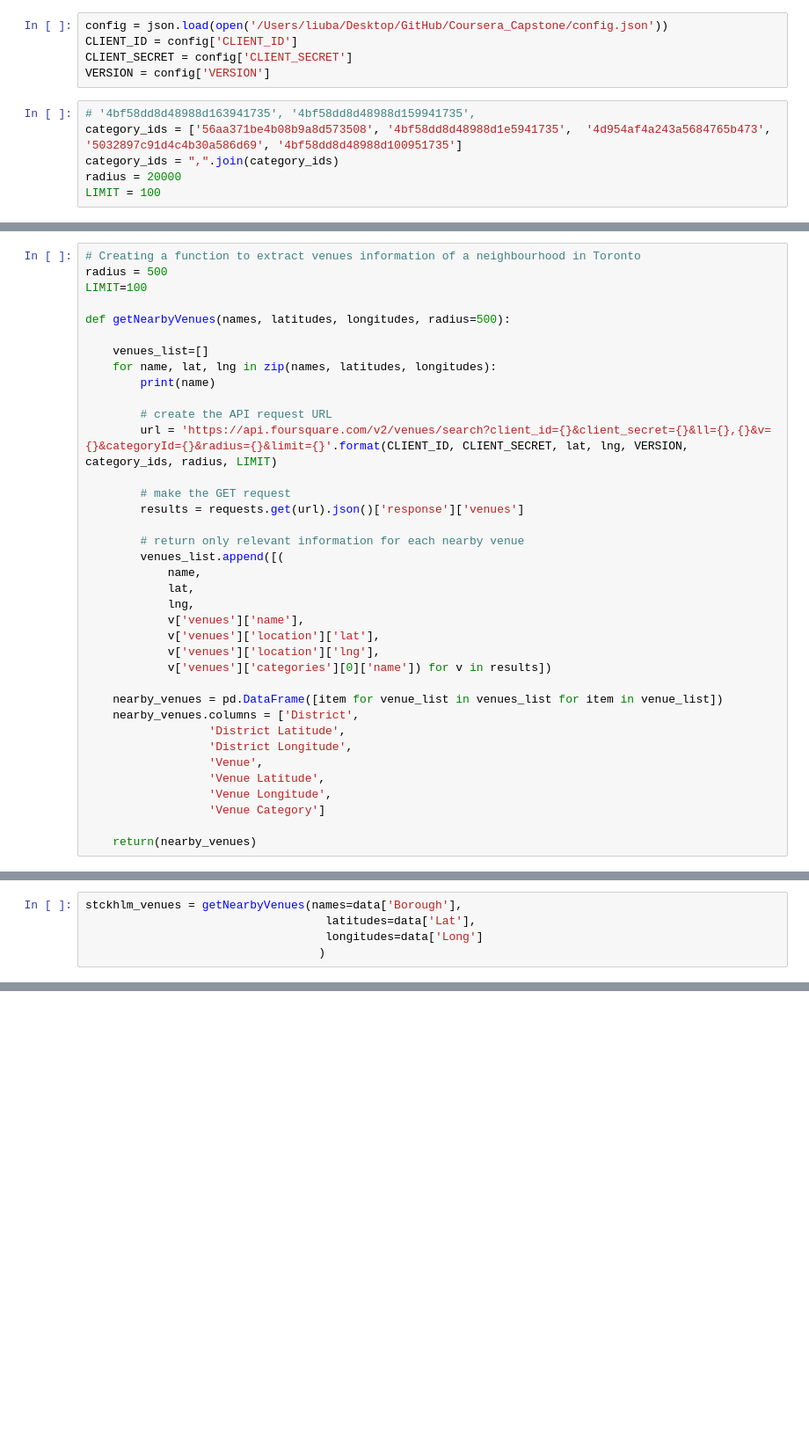
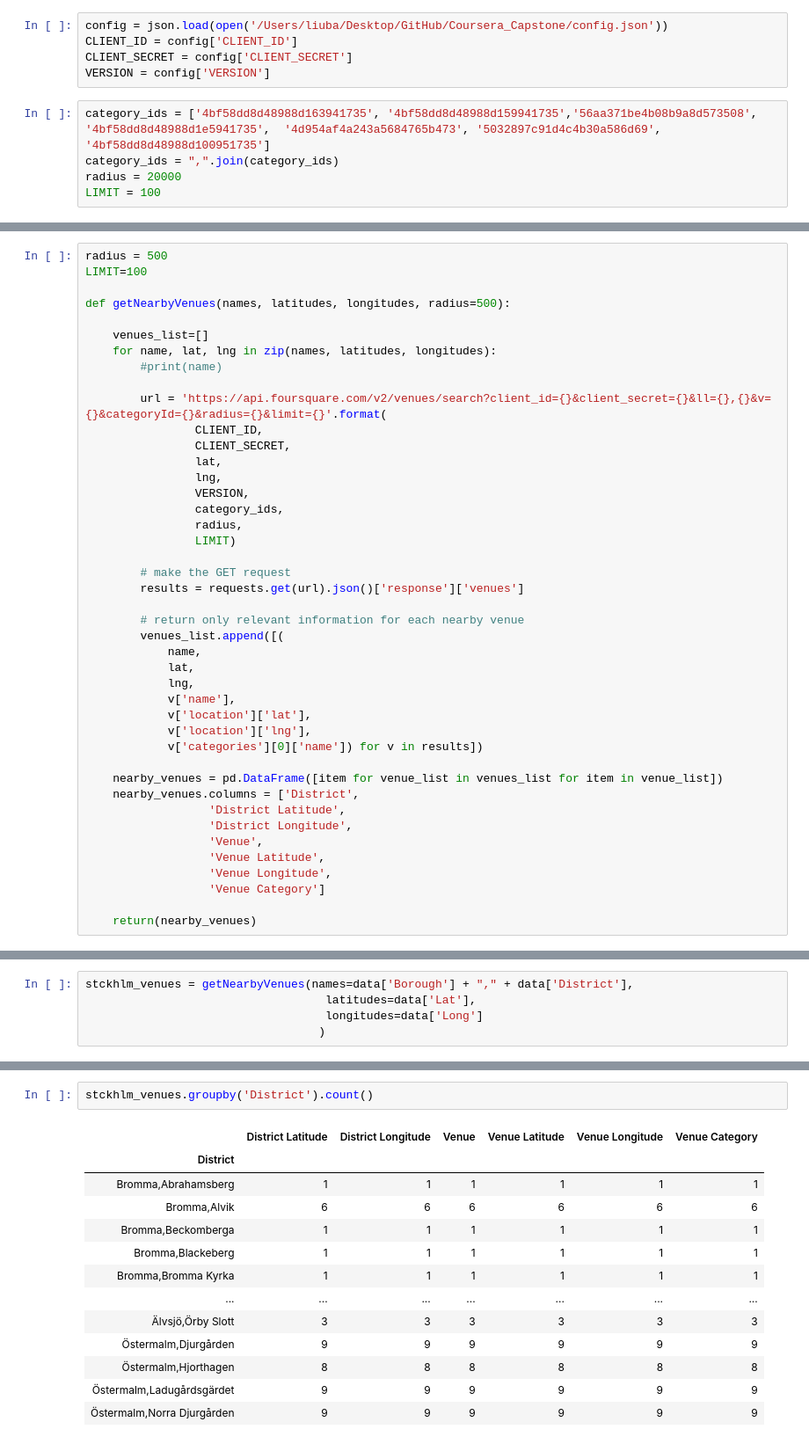
Before and after one commit to liubakk/Coursera_Capstone, a Jupyter notebook: dogfriendly.ipynb, the cells around one changed output, grey strips where cells are left out. Shown at 88% size. Drawn from its saved outputs; the diff is of its cells as text; blank space fills up the shorter version.

```diff
--- a/dogfriendly.ipynb
+++ b/dogfriendly.ipynb
@@ -149,8 +151,7 @@ CLIENT_ID = config['CLIENT_ID']
 CLIENT_SECRET = config['CLIENT_SECRET']
 VERSION = config['VERSION']
 # %%
-# '4bf58dd8d48988d163941735', '4bf58dd8d48988d159941735',
-category_ids = ['56aa371be4b08b9a8d573508', '4bf58dd8d48988d1e5941735',  '4d954af4a243a5684765b473', '5032897c91d4c4b30a586d69', '4bf58dd8d48988d100951735']
+category_ids = ['4bf58dd8d48988d163941735', '4bf58dd8d48988d159941735','56aa371be4b08b9a8d573508', '4bf58dd8d48988d1e5941735',  '4d954af4a243a5684765b473', '5032897c91d4c4b30a586d69', '4bf58dd8d48988d100951735']
 category_ids = ",".join(category_ids)
 radius = 20000
 LIMIT = 100
@@ -264,5 +226,4 @@ venues_map
 # %%
-# Creating a function to extract venues information of a neighbourhood in Toronto
 radius = 500
 LIMIT=100
 
@@ -270,10 +231,17 @@ def getNearbyVenues(names, latitudes, longitudes, radius=500):
 
     venues_list=[]
     for name, lat, lng in zip(names, latitudes, longitudes):
-        print(name)
+        #print(name)
 
-        # create the API request URL
-        url = 'https://api.foursquare.com/v2/venues/search?client_id={}&client_secret={}&ll={},{}&v={}&categoryId={}&radius={}&limit={}'.format(CLIENT_ID, CLIENT_SECRET, lat, lng, VERSION, category_ids, radius, LIMIT)
+        url = 'https://api.foursquare.com/v2/venues/search?client_id={}&client_secret={}&ll={},{}&v={}&categoryId={}&radius={}&limit={}'.format(
+                CLIENT_ID,
+                CLIENT_SECRET,
+                lat,
+                lng,
+                VERSION,
+                category_ids,
+                radius,
+                LIMIT)
 
         # make the GET request
         results = requests.get(url).json()['response']['venues']
@@ -283,10 +251,10 @@ def getNearbyVenues(names, latitudes, longitudes, radius=500):
             name,
             lat,
             lng,
-            v['venues']['name'],
-            v['venues']['location']['lat'],
-            v['venues']['location']['lng'],
-            v['venues']['categories'][0]['name']) for v in results])
+            v['name'],
+            v['location']['lat'],
+            v['location']['lng'],
+            v['categories'][0]['name']) for v in results])
 
     nearby_venues = pd.DataFrame([item for venue_list in venues_list for item in venue_list])
     nearby_venues.columns = ['District',
@@ -334,5 +269,5 @@ TypeError: string indices must be integers
 # %%
-stckhlm_venues = getNearbyVenues(names=data['Borough'],
+stckhlm_venues = getNearbyVenues(names=data['Borough'] + "," + data['District'],
                                    latitudes=data['Lat'],
                                    longitudes=data['Long']
                                   )
@@ -349,0 +285,16 @@ stckhlm_venues.head()
+# %%
+stckhlm_venues.groupby('District').count()
+# %% [output]
+|  | District Latitude | District Longitude | Venue | Venue Latitude | Venue Longitude | Venue Category |
+| District |  |  |  |  |  |  |
+| Bromma,Abrahamsberg | 1 | 1 | 1 | 1 | 1 | 1 |
+| Bromma,Alvik | 6 | 6 | 6 | 6 | 6 | 6 |
+| Bromma,Beckomberga | 1 | 1 | 1 | 1 | 1 | 1 |
+| Bromma,Blackeberg | 1 | 1 | 1 | 1 | 1 | 1 |
+| Bromma,Bromma Kyrka | 1 | 1 | 1 | 1 | 1 | 1 |
+| ... | ... | ... | ... | ... | ... | ... |
+| Älvsjö,Örby Slott | 3 | 3 | 3 | 3 | 3 | 3 |
+| Östermalm,Djurgården | 9 | 9 | 9 | 9 | 9 | 9 |
+| Östermalm,Hjorthagen | 8 | 8 | 8 | 8 | 8 | 8 |
+| Östermalm,Ladugårdsgärdet | 9 | 9 | 9 | 9 | 9 | 9 |
+| Östermalm,Norra Djurgården | 9 | 9 | 9 | 9 | 9 | 9 |
```
Also changed, not shown: parts of 23 cells of this notebook.
